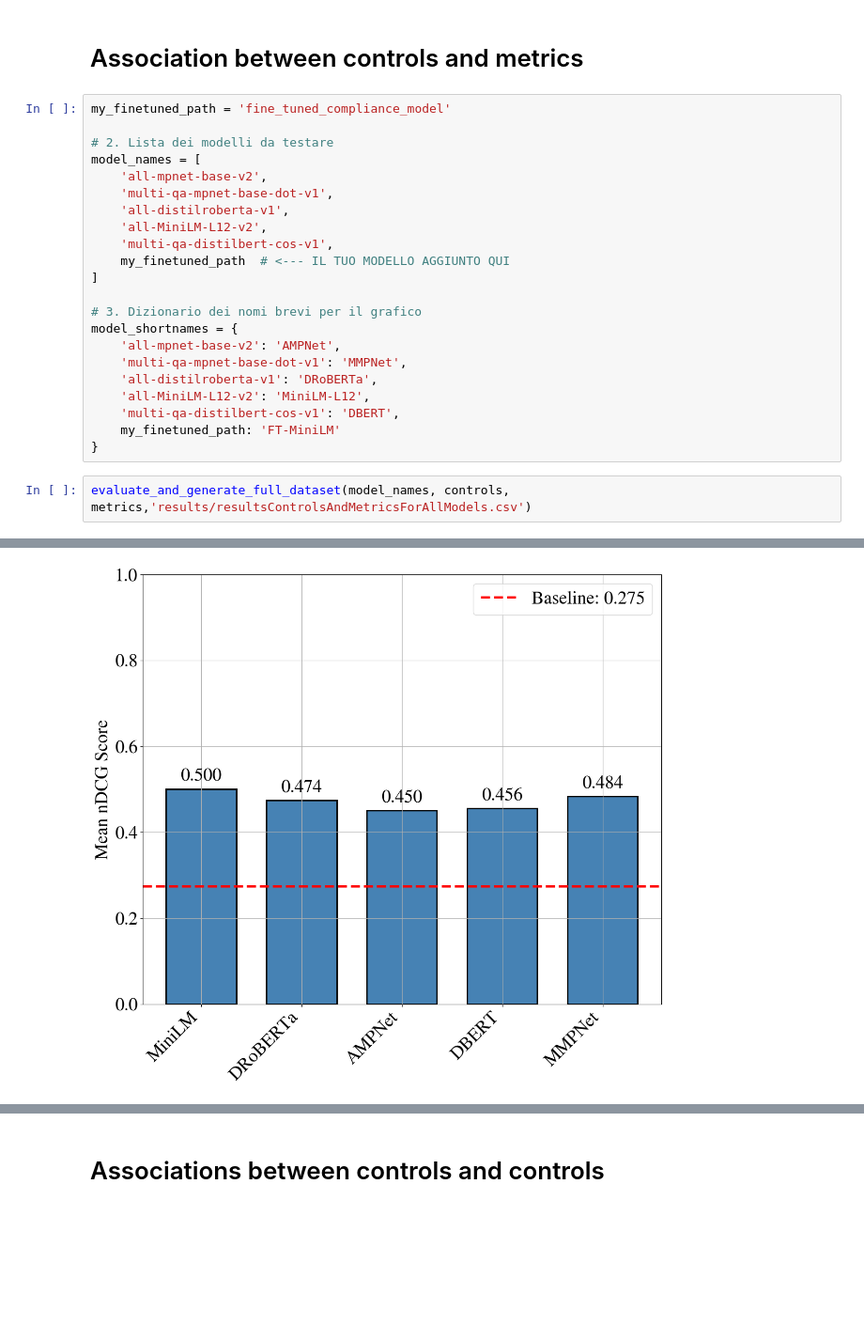
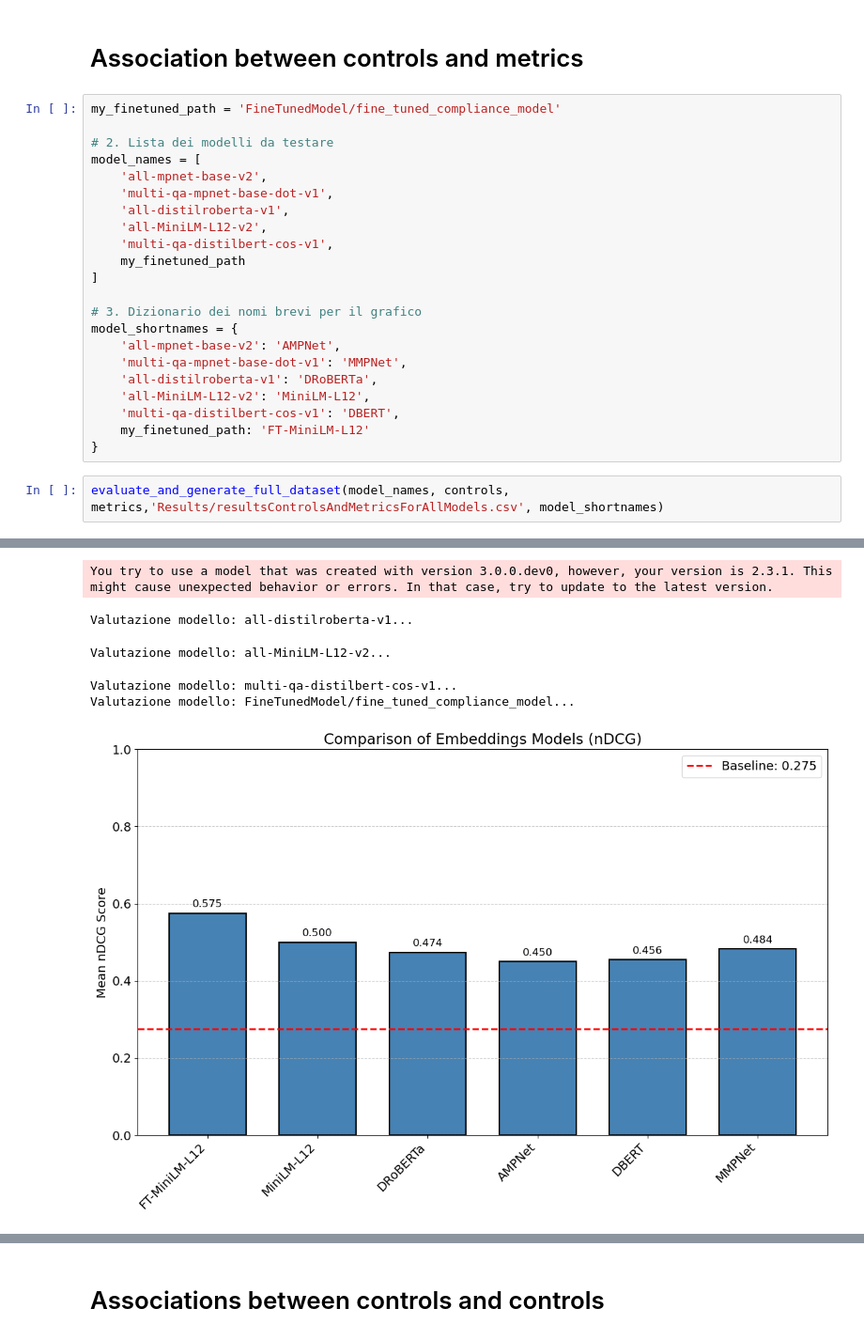
Before and after one commit to bianchi-john/ControlsMetrics, a Jupyter notebook: 4 - testModel.ipynb, the cells around one changed output, grey strips where cells are left out. Shown at 94% size. Saved outputs shown, nothing was run; the diff lists cells and outputs as text; blank space fills up the shorter version.

```diff
--- a/4 - testModel.ipynb
+++ b/4 - testModel.ipynb
@@ -265,7 +265,7 @@ def plot_performance(mean_nDCG_results, mean_nDCG_nonZeroes_results, model_short
 # %% [markdown]
 # Association between controls and metrics
 # %%
-my_finetuned_path = 'fine_tuned_compliance_model'
+my_finetuned_path = 'FineTunedModel/fine_tuned_compliance_model'
 
 # 2. Lista dei modelli da testare
 model_names = [
@@ -274,7 +274,7 @@ model_names = [
     'all-distilroberta-v1',
     'all-MiniLM-L12-v2',
     'multi-qa-distilbert-cos-v1',
-    my_finetuned_path  # <--- IL TUO MODELLO AGGIUNTO QUI
+    my_finetuned_path
 ]
 
 # 3. Dizionario dei nomi brevi per il grafico
@@ -284,8 +284,8 @@ model_shortnames = {
     'all-distilroberta-v1': 'DRoBERTa',
     'all-MiniLM-L12-v2': 'MiniLM-L12',
     'multi-qa-distilbert-cos-v1': 'DBERT',
-    my_finetuned_path: 'FT-MiniLM'
+    my_finetuned_path: 'FT-MiniLM-L12'
 }
 # %%
-evaluate_and_generate_full_dataset(model_names, controls, metrics,'results/resultsControlsAndMetricsForAllModels.csv')
+evaluate_and_generate_full_dataset(model_names, controls, metrics,'Results/resultsControlsAndMetricsForAllModels.csv', model_shortnames)
 # %% [output]
@@ -292 +305,6 @@ evaluate_and_generate_full_dataset(model_names, controls, metrics,'results/resul
+You try to use a model that was created with version 3.0.0.dev0, however, your version is 2.3.1. This might cause unexpected behavior or errors. In that case, try to update to the latest version.
+Valutazione modello: all-distilroberta-v1...
+Valutazione modello: all-MiniLM-L12-v2...
+Valutazione modello: multi-qa-distilbert-cos-v1...
+Valutazione modello: FineTunedModel/fine_tuned_compliance_model...
-[figure, old version]
+[figure, new version]
```
Also changed, not shown: parts of 5 cells of this notebook, 3 other files.
